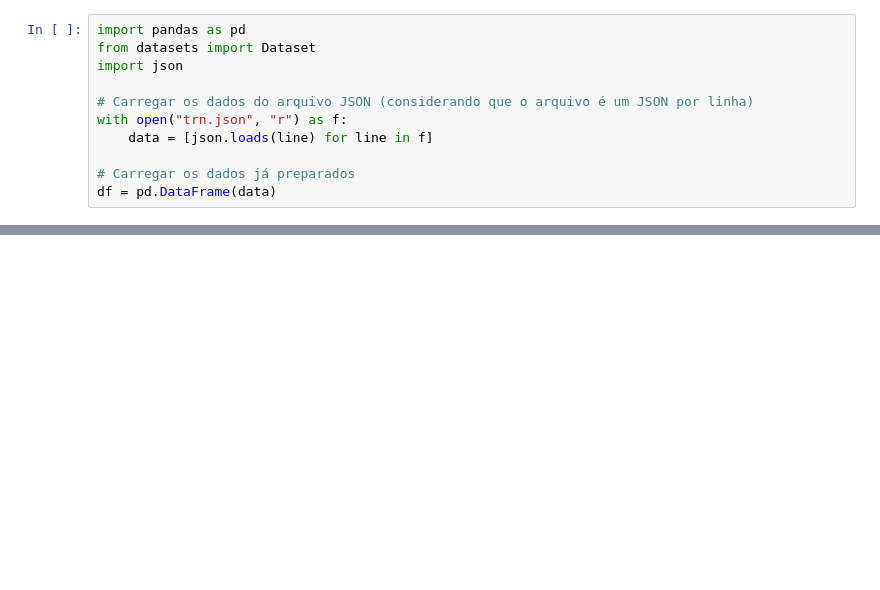
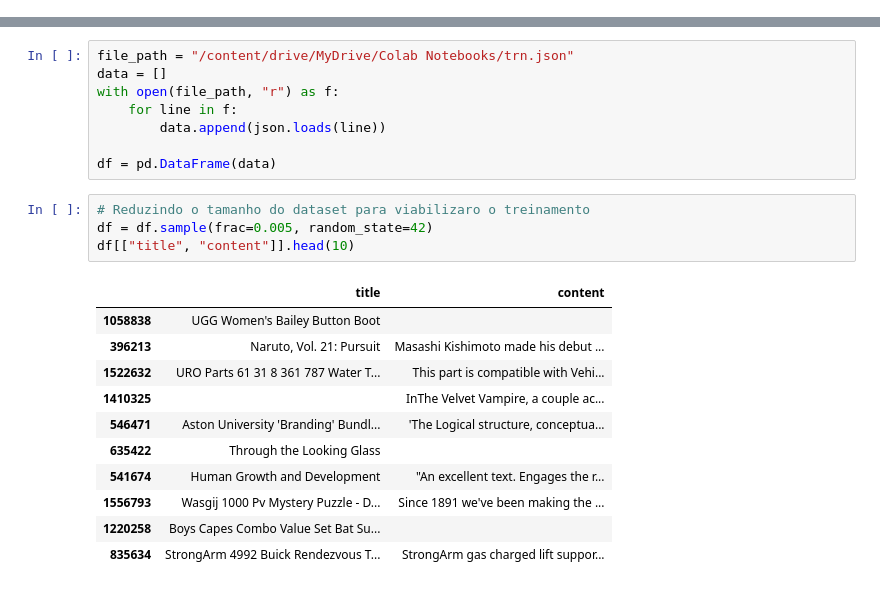
Before and after one commit to lucasrarruda/AI4DEV, a Jupyter notebook: TechChallenge3/fine_tunning.ipynb, the cells around one changed output, grey strips where cells are left out. Cells and saved outputs as stored; diff of their text form; blank space fills up the shorter version.

```diff
--- a/TechChallenge3/fine_tunning.ipynb
+++ b/TechChallenge3/fine_tunning.ipynb
@@ -3,11 +25,0 @@ pip install transformers datasets torch accelerate
-# %%
-import pandas as pd
-from datasets import Dataset
-import json
-
-# Carregar os dados do arquivo JSON (considerando que o arquivo é um JSON por linha)
-with open("trn.json", "r") as f:
-    data = [json.loads(line) for line in f]
-
-# Carregar os dados já preparados
-df = pd.DataFrame(data)
@@ -84,0 +36,24 @@ print(generate_answer(question))
+# %%
+file_path = "/content/drive/MyDrive/Colab Notebooks/trn.json"
+data = []
+with open(file_path, "r") as f:
+    for line in f:
+        data.append(json.loads(line))
+
+df = pd.DataFrame(data)
+# %%
+# Reduzindo o tamanho do dataset para viabilizaro o treinamento
+df = df.sample(frac=0.005, random_state=42)
+df[["title", "content"]].head(10)
+# %% [output]
+|  | title | content |
+| 1058838 | UGG Women's Bailey Button Boot |  |
+| 396213 | Naruto, Vol. 21: Pursuit | Masashi Kishimoto made his debut ... |
+| 1522632 | URO Parts 61 31 8 361 787 Water T... | This part is compatible with Vehi... |
+| 1410325 |  | InThe Velvet Vampire, a couple ac... |
+| 546471 | Aston University 'Branding' Bundl... | 'The Logical structure, conceptua... |
+| 635422 | Through the Looking Glass |  |
+| 541674 | Human Growth and Development | "An excellent text. Engages the r... |
+| 1556793 | Wasgij 1000 Pv Mystery Puzzle - D... | Since 1891 we've been making the ... |
+| 1220258 | Boys Capes Combo Value Set Bat Su... |  |
+| 835634 | StrongArm 4992 Buick Rendezvous T... | StrongArm gas charged lift suppor... |
```
Also changed, not shown: parts of 16 cells of this notebook.
